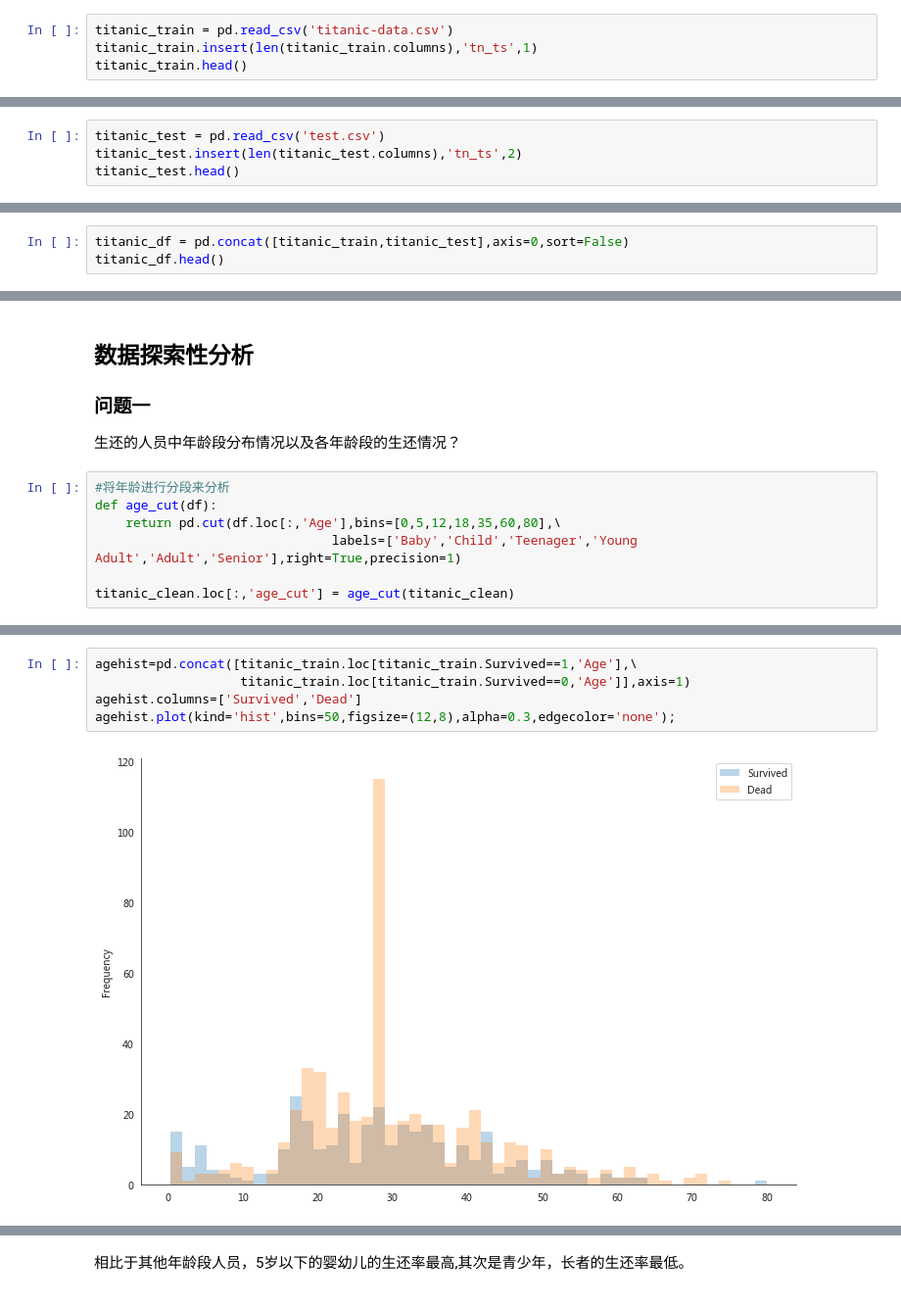
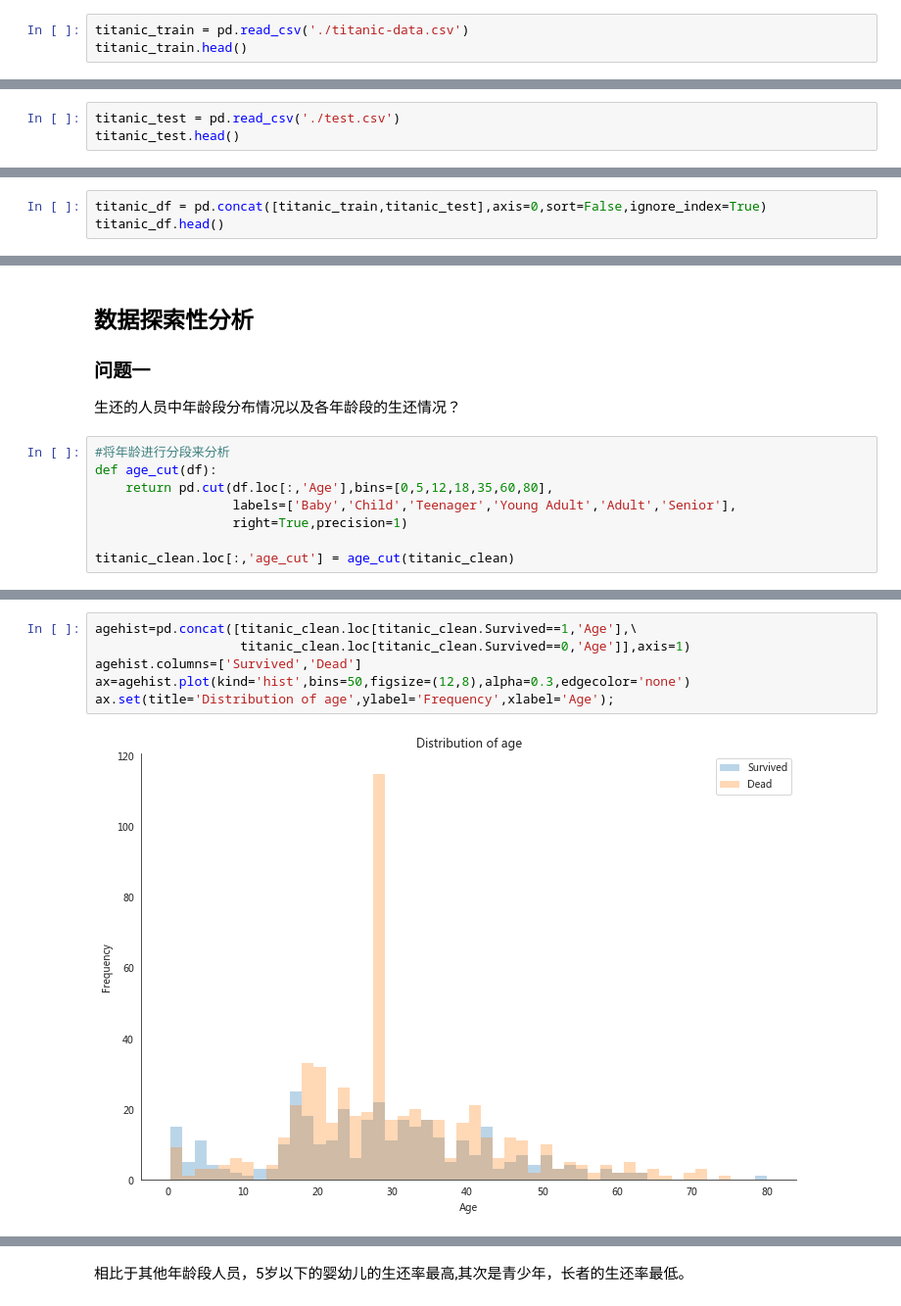
Before and after one commit to mabelfan/modeling, a Jupyter notebook: Titanic_data_analysis/titanic-data.ipynb, the cells around one changed output, grey strips where cells are left out. Shown at 98% size. Saved outputs shown, nothing was run; the diff lists cells and outputs as text.

```diff
--- a/Titanic_data_analysis/titanic-data.ipynb
+++ b/Titanic_data_analysis/titanic-data.ipynb
@@ -29,8 +28,7 @@ sns.set_style("white",{'axes.spines.right':False,'axes.spines.top':False,\
 ## 导入数据
 同时导入训练集和测试集，便于统一清洗和整理。
 # %%
-titanic_train = pd.read_csv('titanic-data.csv')
-titanic_train.insert(len(titanic_train.columns),'tn_ts',1)
+titanic_train = pd.read_csv('./titanic-data.csv')
 titanic_train.head()
 # %% [output]
 |  | PassengerId | Survived | Pclass | Name | Sex | Age | SibSp | Parch | Ticket | Fare | ... |
@@ -40,8 +38,7 @@ titanic_train.head()
 | 3 | 4 | 1 | 1 | Futrelle, Mrs. Jacques Heath (Lil... | female | 35.0 | 1 | 0 | 113803 | 53.1000 | ... |
 | 4 | 5 | 0 | 3 | Allen, Mr. William Henry | male | 35.0 | 0 | 0 | 373450 | 8.0500 | ... |
 # %%
-titanic_test = pd.read_csv('test.csv')
-titanic_test.insert(len(titanic_test.columns),'tn_ts',2)
+titanic_test = pd.read_csv('./test.csv')
 titanic_test.head()
 # %% [output]
 |  | PassengerId | Pclass | Name | Sex | Age | SibSp | Parch | Ticket | Fare | Cabin | ... |
@@ -51,7 +48,7 @@ titanic_test.head()
 | 3 | 895 | 3 | Wirz, Mr. Albert | male | 27.0 | 0 | 0 | 315154 | 8.6625 | NaN | ... |
 | 4 | 896 | 3 | Hirvonen, Mrs. Alexander (Helga E... | female | 22.0 | 1 | 1 | 3101298 | 12.2875 | NaN | ... |
 # %%
-titanic_df = pd.concat([titanic_train,titanic_test],axis=0,sort=False)
+titanic_df = pd.concat([titanic_train,titanic_test],axis=0,sort=False,ignore_index=True)
 titanic_df.head()
 # %% [output]
 |  | PassengerId | Survived | Pclass | Name | Sex | Age | SibSp | Parch | Ticket | Fare | ... |
@@ -468,7 +461,8 @@ memory usage: 163.6+ KB
 # %%
 #将年龄进行分段来分析
 def age_cut(df):
-    return pd.cut(df.loc[:,'Age'],bins=[0,5,12,18,35,60,80],\
-                               labels=['Baby','Child','Teenager','Young Adult','Adult','Senior'],right=True,precision=1)
+    return pd.cut(df.loc[:,'Age'],bins=[0,5,12,18,35,60,80],
+                  labels=['Baby','Child','Teenager','Young Adult','Adult','Senior'],
+                  right=True,precision=1)
 
 titanic_clean.loc[:,'age_cut'] = age_cut(titanic_clean)
@@ -486,12 +476,13 @@ plt.show()
 # %% [output]
 [figure]
 # %%
-agehist=pd.concat([titanic_train.loc[titanic_train.Survived==1,'Age'],\
-                   titanic_train.loc[titanic_train.Survived==0,'Age']],axis=1)
+agehist=pd.concat([titanic_clean.loc[titanic_clean.Survived==1,'Age'],\
+                   titanic_clean.loc[titanic_clean.Survived==0,'Age']],axis=1)
 agehist.columns=['Survived','Dead']
-agehist.plot(kind='hist',bins=50,figsize=(12,8),alpha=0.3,edgecolor='none');
+ax=agehist.plot(kind='hist',bins=50,figsize=(12,8),alpha=0.3,edgecolor='none')
+ax.set(title='Distribution of age',ylabel='Frequency',xlabel='Age');
 # %% [output]
-[figure, old version]
+[figure, new version]
 # %%
 def bar_show(keyname):
     fig,ax=plt.subplots()
```
Also changed, not shown: parts of 222 cells of this notebook.
